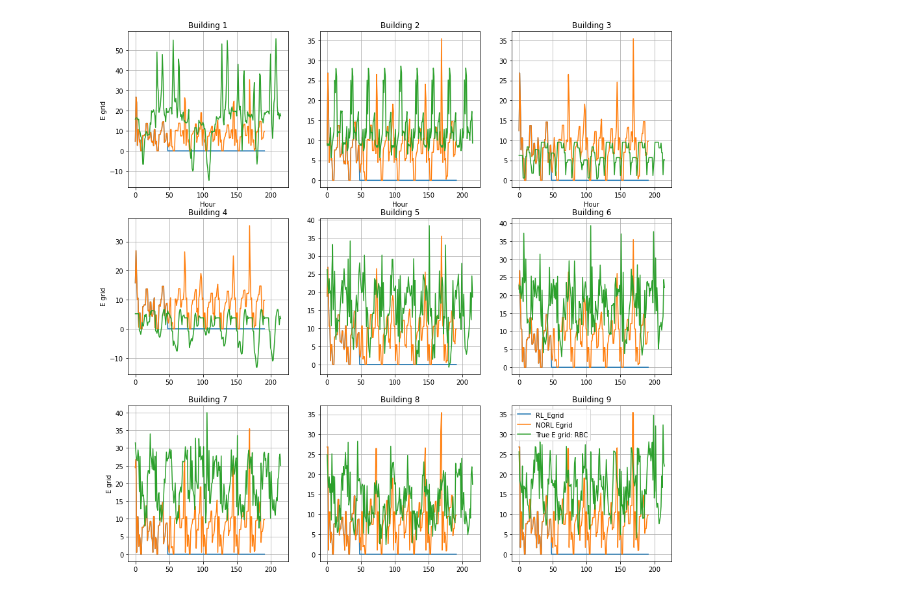
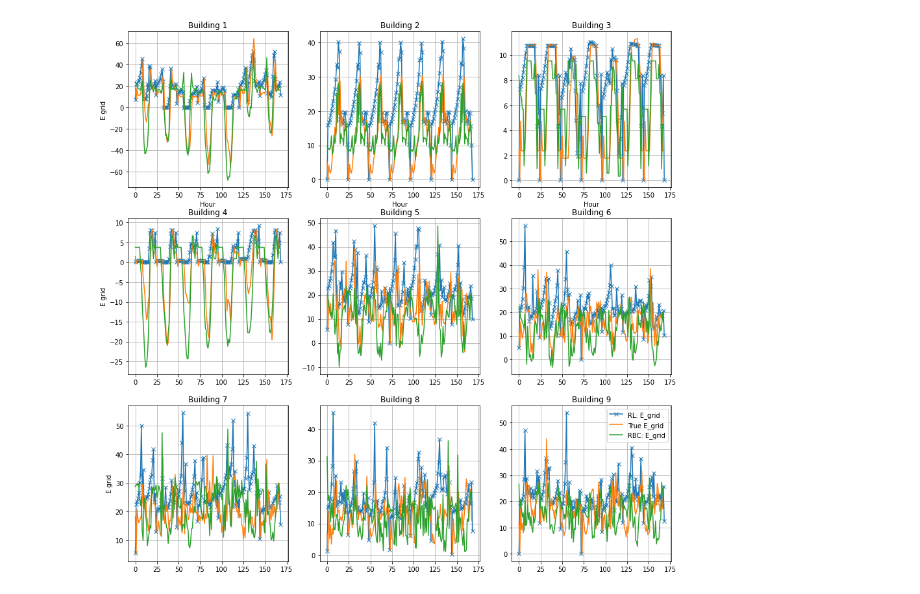
Before and after one commit to QasimWani/ZOiRL, a Jupyter notebook: debug_plot.ipynb, the cells around one changed output. Saved outputs shown, nothing was run; the diff lists cells and outputs as text; code cells hidden in the pictures.

```diff
--- a/debug_plot.ipynb
+++ b/debug_plot.ipynb
@@ -216,7 +138,6 @@ vars_NORL = agents.norl_logger
 E_grid_true = np.array(E_grid_true)
 
 # E_grid net electricity consumption per building using RBC
-E_grid_RBC = np.array(E_grid_RBC)
 
 ############## TODO: ENTER CODE HERE ##############
 
@@ -313,69 +234,37 @@ for i in range(len(vars_RL)): #number of days of RL/NORL
         RL_SOC_C.append(vars_RL[i][j]["SOC_C"])
         RL_action_bat.append(vars_RL[i][j]["action_bat"])
         RL_action_C.append(vars_RL[i][j]["action_C"])
         RL_action_H.append(vars_RL[i][j]["action_H"])
 
-
-        NORL_E_grid_pred.append(vars_NORL[i][j]["E_grid"])
-        NORL_E_grid_sell.append(vars_NORL[i][j]["E_grid_sell"])
-        NORL_E_hpC.append(vars_NORL[i][j]["E_hpC"])
-        NORL_E_ehH.append(vars_NORL[i][j]["E_ehH"])
-        NORL_SOC_bat.append(vars_NORL[i][j]["SOC_bat"])
-        NORL_SOC_H.append(vars_NORL[i][j]["SOC_H"])
-        NORL_SOC_C.append(vars_NORL[i][j]["SOC_C"])
-        NORL_action_bat.append(vars_NORL[i][j]["action_bat"])
-        NORL_action_C.append(vars_NORL[i][j]["action_C"])
-        NORL_action_H.append(vars_NORL[i][j]["action_H"])
-
 # ### flatten out to get hour per building
 
-RL_E_grid_pred = np.array(RL_E_grid_pred).flatten().reshape(len(vars_RL) * 24, 9) # hours x num_buildings
-RL_E_grid_sell = np.array(RL_E_grid_sell).flatten().reshape(len(vars_RL) * 24, 9) # hours x num_buildings
-RL_E_hpC = np.array(RL_E_hpC).flatten().reshape(len(vars_RL) * 24, 9) # hours x num_buildings
-RL_E_ehH = np.array(RL_E_ehH).flatten().reshape(len(vars_RL) * 24, 9) # hours x num_buildings
-RL_SOC_bat = np.array(RL_SOC_bat).flatten().reshape(len(vars_RL) * 24, 9) # hours x num_buildings
-RL_SOC_H = np.array(RL_SOC_H).flatten().reshape(len(vars_RL) * 24, 9) # hours x num_buildings
-RL_SOC_C = np.array(RL_SOC_C).flatten().reshape(len(vars_RL) * 24, 9) # hours x num_buildings
-RL_action_bat = np.array(RL_action_bat).flatten().reshape(len(vars_RL) * 24, 9) # hours x num_buildings
-RL_action_C = np.array(RL_action_C).flatten().reshape(len(vars_RL) * 24, 9) # hours x num_buildings
-RL_action_H = np.array(RL_action_H).flatten().reshape(len(vars_RL) * 24, 9) # hours x num_buildings
-
-NORL_E_grid_pred = np.array(NORL_E_grid_pred).flatten().reshape(len(vars_NORL) * 24, 9) # hours x num_buildings
-NORL_E_grid_sell = np.array(RL_E_grid_sell).flatten().reshape(len(vars_NORL) * 24, 9) # hours x num_buildings
-NORL_E_hpC = np.array(NORL_E_hpC).flatten().reshape(len(vars_NORL) * 24, 9) # hours x num_buildings
-NORL_E_ehH = np.array(NORL_E_ehH).flatten().reshape(len(vars_NORL) * 24, 9) # hours x num_buildings
-NORL_SOC_bat = np.array(NORL_SOC_bat).flatten().reshape(len(vars_NORL) * 24, 9) # hours x num_buildings
-NORL_SOC_H = np.array(NORL_SOC_H).flatten().reshape(len(vars_NORL) * 24, 9) # hours x num_buildings
-NORL_SOC_C = np.array(NORL_SOC_C).flatten().reshape(len(vars_NORL) * 24, 9) # hours x num_buildings
-NORL_action_bat = np.array(NORL_action_bat).flatten().reshape(len(vars_NORL) * 24, 9) # hours x num_buildings
-NORL_action_C = np.array(NORL_action_C).flatten().reshape(len(vars_NORL) * 24, 9) # hours x num_buildings
-NORL_action_H = np.array(NORL_action_H).flatten().reshape(len(vars_NORL) * 24, 9) # hours x num_buildings
+RL_E_grid_pred = np.array(RL_E_grid_pred).flatten().reshape(-1, 9) # hours x num_buildings
+RL_E_grid_sell = np.array(RL_E_grid_sell).flatten().reshape(-1, 9) # hours x num_buildings
 
 
 
 # plot predicted E_grid
 # week = end_time - 24 * 3  # plots last week of the month data
 fig, axs = plt.subplots(3, 3, figsize=(15, 15))
 for i in range(3):
     for j in range(3):
         bid = i * 3 + j
         axs[i, j].set_title(f"Building {bid + 1}")
         axs[i, j].plot(
-            RL_E_grid_pred[:,i*3+j], label="RL_Egrid"
+            RL_E_grid_pred[:,i*3+j] + RL_E_grid_sell[:,i*3+j], label="RL: E_grid", marker='x'
         )
         axs[i, j].plot(
-            NORL_E_grid_pred[:,i*3+j],
-            label="NORL Egrid",
-        )  # plots per month
+            E_grid_true[RBC_THRESHOLD:,i*3+j], label="True E_grid"
+        )  # plot true E grid
         axs[i, j].plot(
-            E_grid_RBC[:,i*3+j], label="True E grid: RBC"
+            E_grid_RBC[RBC_THRESHOLD:,i*3+j], label="RBC: E_grid"
         )  # plot true E grid
         axs[i, j].grid()
         if j == 0:
             axs[i, j].set_ylabel("E grid")
         if i == 0:
             axs[i, j].set_xlabel("Hour")
 plt.legend()
 plt.show()
 # %% [output]
-[figure, old version]
+[figure, new version]
```
Also changed, not shown: parts of 19 cells of this notebook.
